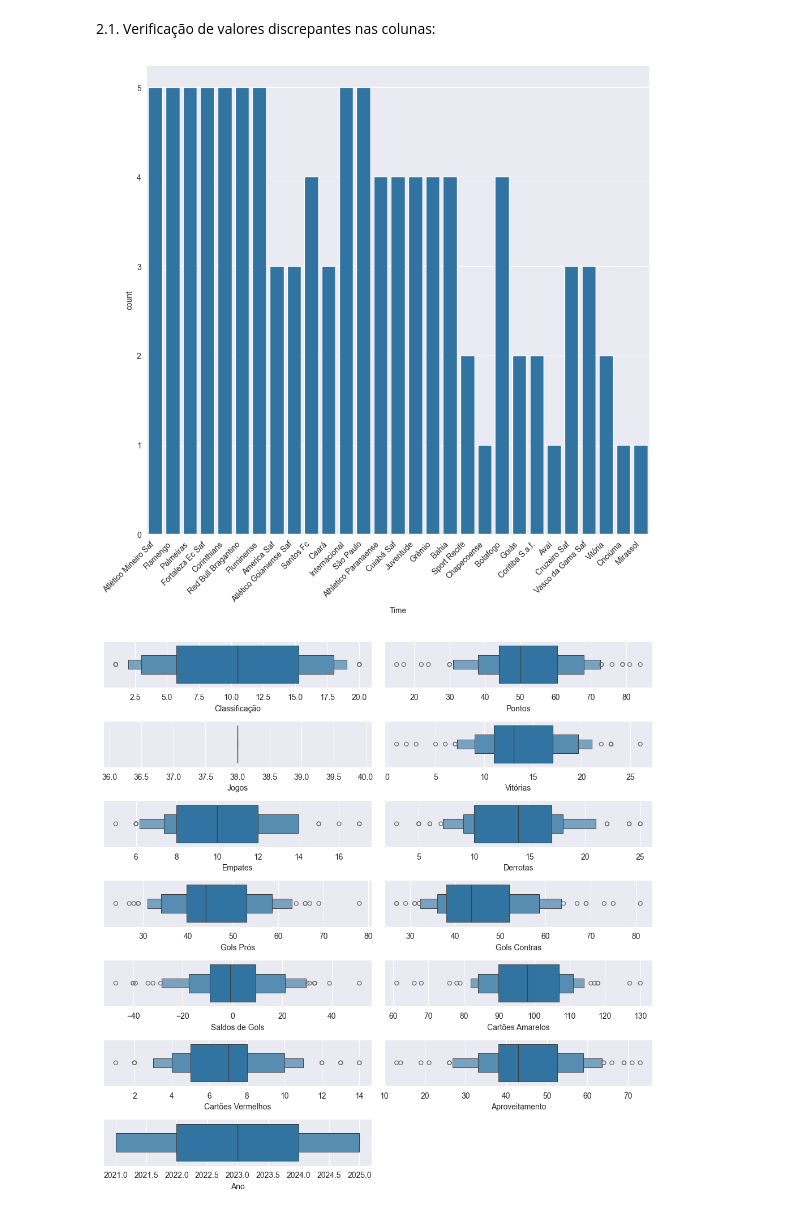
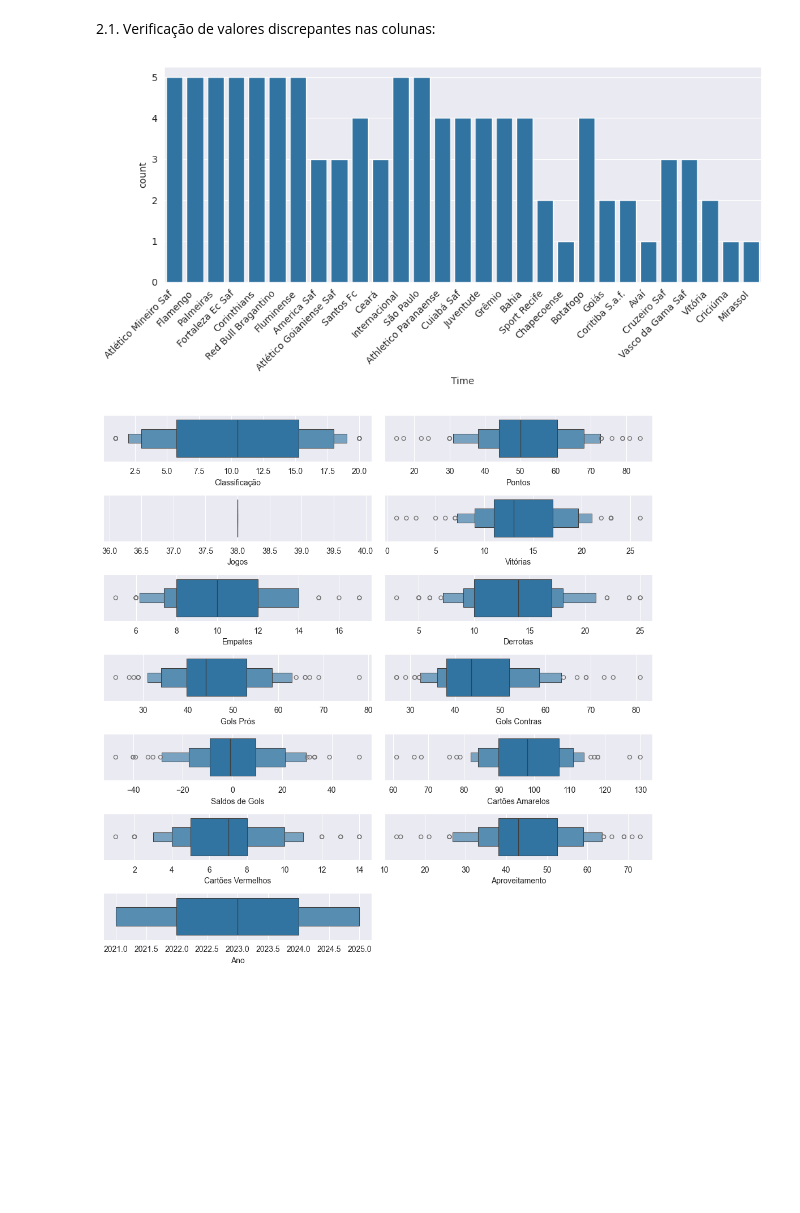
Before and after one commit to mlbvncs/Brazilian_Championship_SeriesA_2025_Data_Analysis, a Jupyter notebook: notebooks/pt_br/analysis.ipynb, the cells around one changed output. Drawn from its saved outputs; the diff is of its cells as text; code cells hidden in the pictures; blank space fills up the shorter version.

```diff
--- a/notebooks/pt_br/analysis.ipynb
+++ b/notebooks/pt_br/analysis.ipynb
@@ -44,15 +44,15 @@ memory usage: 11.1 KB
 2.1. Verificação de valores discrepantes nas colunas:
 # %%
 sns.set_style("darkgrid")
-plt.figure(figsize=(10, 10))
+plt.figure(figsize=(10, 5))
 
 sns.countplot(x=seriesa_data['Time'])
 #Roda os nomes em 45 graus e alinha à direita para não cortar
 plt.xticks(rotation=45, ha='right')
 
 plt.tight_layout()
 # %% [output]
-[figure, old version]
+[figure, new version]
 # %%
 sns.set_style("darkgrid")
 plt.figure(figsize=(10, 10))
```
Also changed, not shown: 2 other files.
